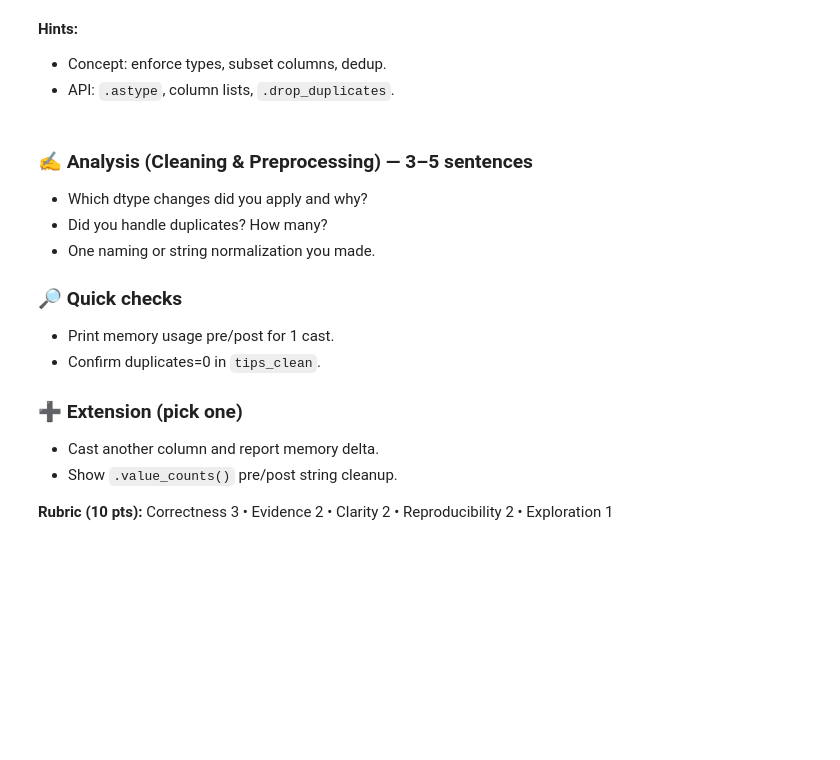
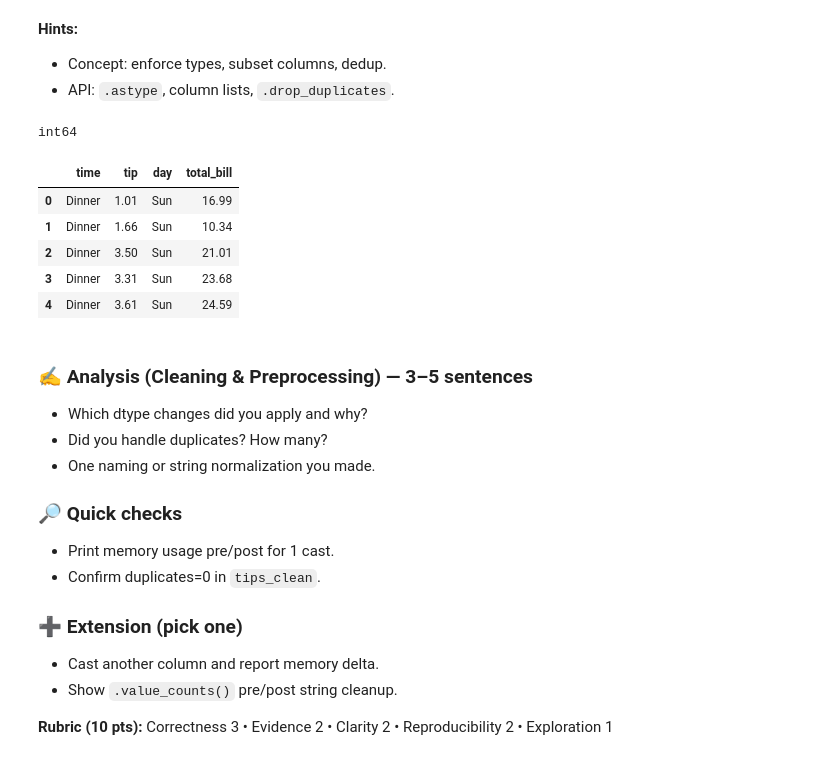
Before and after one commit to KommanaboyinaPraveenKumar/lab_ml, a Jupyter notebook: lab2_AP23110010460.ipynb, the cells around one changed output. Drawn from its saved outputs; the diff is of its cells as text; code cells hidden in the pictures; blank space fills up the shorter version.

```diff
--- a/lab2_AP23110010460.ipynb
+++ b/lab2_AP23110010460.ipynb
@@ -220,3 +240,16 @@ print("Before:", demo.shape, "After:", demo.drop_duplicates().shape)
+# %%
+# YOUR WORK: Exercise 2
+print(tips['size'].dtype)
+tips_clean=tips[['time','tip', 'day', 'total_bill']].drop_duplicates()
+tips_clean.head()
+# %% [output]
+int64
+|  | time | tip | day | total_bill |
+| 0 | Dinner | 1.01 | Sun | 16.99 |
+| 1 | Dinner | 1.66 | Sun | 10.34 |
+| 2 | Dinner | 3.50 | Sun | 21.01 |
+| 3 | Dinner | 3.31 | Sun | 23.68 |
+| 4 | Dinner | 3.61 | Sun | 24.59 |
 # %% [markdown]
 ### ✍️ Analysis (Cleaning & Preprocessing) — 3–5 sentences
 - Which dtype changes did you apply and why?
```
Also changed, not shown: parts of 8 cells of this notebook.
